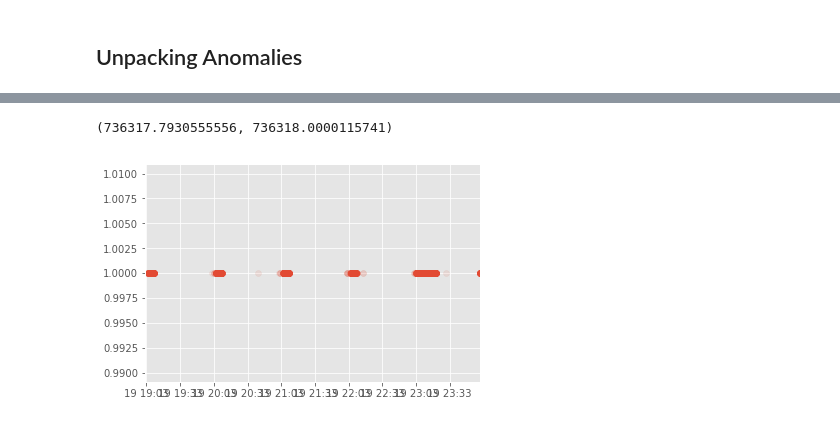
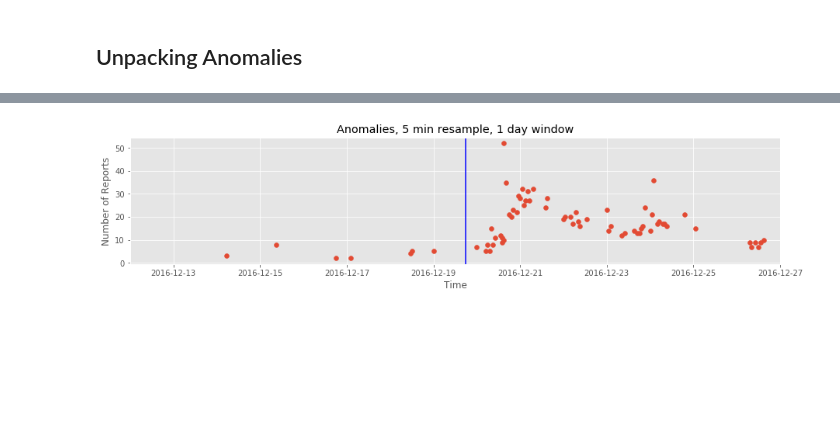
Before and after one commit to brendan-dorsey/stabilitas-thresholds, a Jupyter notebook: initial_eda.ipynb, the cells around one changed output, grey strips where cells are left out. Drawn from its saved outputs; the diff is of its cells as text; code cells hidden in the pictures; blank space fills up the shorter version.

```diff
--- a/initial_eda.ipynb
+++ b/initial_eda.ipynb
@@ -601,10 +608,3 @@ plt.tight_layout()
 [figure]
 # %% [markdown]
 ## Unpacking Anomalies
-# %%
-rolling_std = fit_moving_std_trend(five_mins, window=288)
-rolling_mean = fit_moving_average_trend(five_mins, window=288)
-threshold = np.add(rolling_mean, rolling_std)
-anomalies = [point[0] if point[0] > point[1] else None for point in izip(five_mins, threshold)]
-# %%
-anomalies = pd.Series(anomalies, index=five_mins.index)
@@ -679,7 +611,28 @@ Length: 1919, dtype: float64
-# %%
-plt.scatter(raw_zoom.index, raw_zoom.values, alpha=.1)
-plt.axvline(attack_dtg)
-plt.xlim(attack_dtg, "2016-12-20 00:00:01")
-# %% [output]
-(736317.7930555556, 736318.0000115741)
-[figure, removed]
+# %%
+def find_anomalies(series, window):
+    rolling_std = fit_moving_std_trend(series, window=window)
+    rolling_mean = fit_moving_average_trend(series, window=window)
+    threshold = np.add(rolling_mean, rolling_std)
+    anomalies = [point[0] if point[0] > point[1] else None for point in izip(series, threshold)]
+
+    return pd.Series(anomalies, index=series.index)
+
+def plot_anomalies(ax,
+                   anomalies_series,
+                   name,
+                   date_range=("2016-12-12","2016-12-27"),
+                   vline="2016-12-19 18:02:00"):
+    ax.scatter(anomalies_series.index, anomalies_series.values)
+    ax.set_xlim(date_range)
+    ax.axvline(vline, color="b")
+    ax.set_title(name)
+    ax.set_xlabel("Time")
+    ax.set_ylabel("Number of Reports")
+# %%
+five_mins_anomalies = find_anomalies(five_mins, window=(24*60)/5)
+
+fig, ax = plt.subplots(1, figsize=(15,3))
+
+plot_anomalies(ax, five_mins_anomalies, name="Anomalies, 5 min resample, 1 day window")
+# %% [output]
+[figure, added]
```
Also changed, not shown: parts of 30 cells of this notebook.
